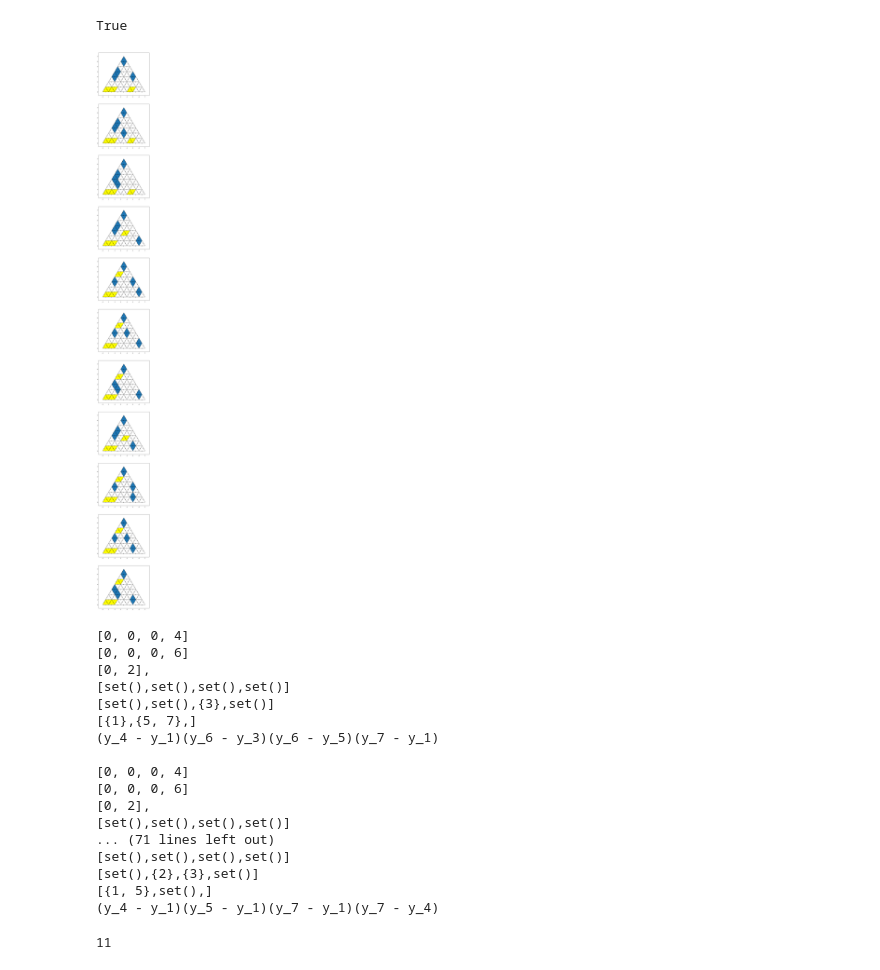
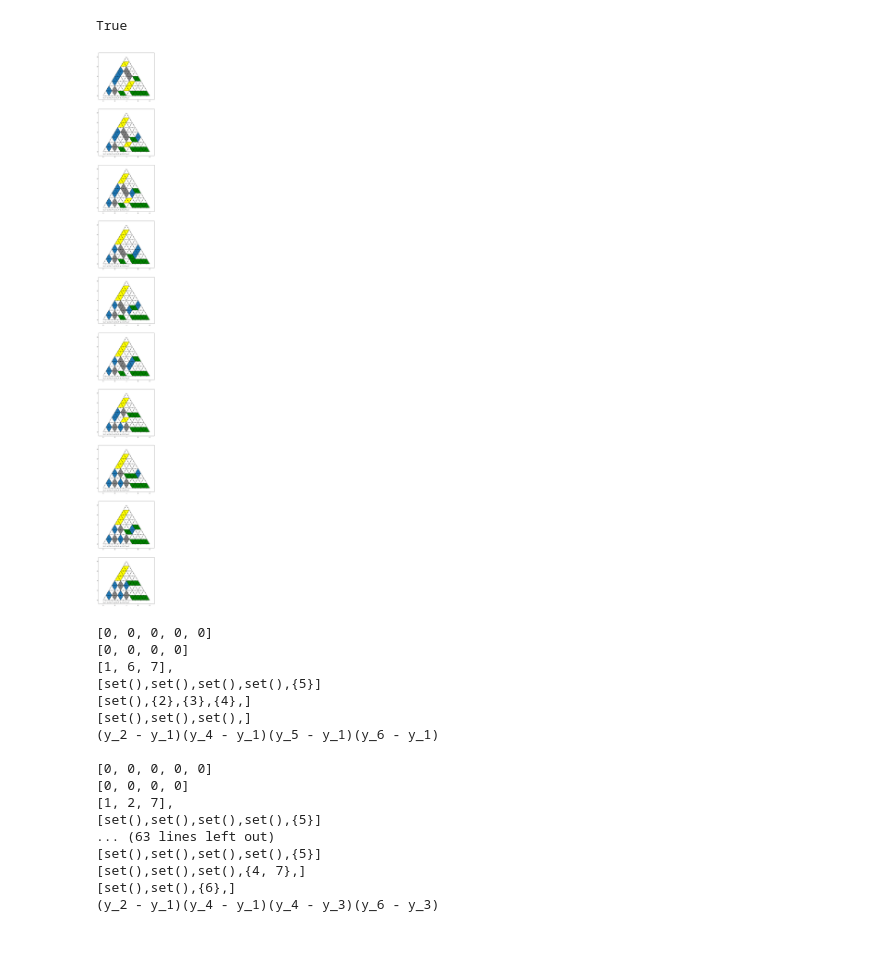
Before and after one commit to terym0421/master-project, a Jupyter notebook: program/experiment.ipynb, the cells around one changed output. Saved outputs shown, nothing was run; the diff lists cells and outputs as text; code cells hidden in the pictures; blank space fills up the shorter version.

```diff
--- a/program/experiment.ipynb
+++ b/program/experiment.ipynb
@@ -33,10 +33,10 @@ def convertDiagramToString(inputDiagram, n, k):
     result = list(map( lambda x: str(x), string ))
     return "".join(result)
 # %%
-l = [3,3,1]
-m = [4,2,1]
-n = [4,4,2]
-c = 7
+l = [5,4]
+m = [5,2]
+n = [5,4,3]
+c = 8
 k = 3
 
 
@@ -110,36 +110,47 @@ def drawPuzzle(p, ax):
                 triangle_upward = pat.Polygon(xy=[(xCoord-1/2, yCoord-1), (xCoord+1/2, yCoord-1), (xCoord, yCoord)], fill=True, facecolor="yellow",edgecolor="black")
                 ax.add_patch(triangle)
                 ax.add_patch(triangle_upward)
+            elif piece.label == ["0", "a", "1"]:
+                triangle = pat.Polygon(xy=[(xCoord, yCoord), (xCoord + 1, yCoord), (xCoord+1/2, yCoord-1)], fill=True, facecolor="green", edgecolor="black")
+                triangle_upward = pat.Polygon(xy=[(xCoord+1/2, yCoord-1), (xCoord+1, yCoord), (xCoord+3/2, yCoord-1)], fill=True, facecolor="green",edgecolor="black")
+                ax.add_patch(triangle)
+                ax.add_patch(triangle_upward)
+            elif piece.label == ["a", "1", "0"]:
+                triangle = pat.Polygon(xy=[(xCoord, yCoord), (xCoord + 1, yCoord), (xCoord+1/2, yCoord-1)], fill=True, facecolor="gray", edgecolor="black")
+                triangle_upward = pat.Polygon(xy=[(xCoord, yCoord), (xCoord + 1, yCoord), (xCoord+1/2, yCoord+1)], fill=True, facecolor="gray", edgecolor="black")
+                ax.add_patch(triangle)
+                ax.add_patch(triangle_upward)
             else:
                 triangle = pat.Polygon(xy=[(xCoord, yCoord), (xCoord + 1, yCoord), (xCoord+1/2, yCoord-1)], fill=False, edgecolor="black")
                 ax.add_patch(triangle)
 
 
             label = piece.label
             ax.text(xCoord+1/2-1/10, yCoord-1/10, label[0])
             ax.text(xCoord+13/20, yCoord-4/7, label[1])
             ax.text(xCoord+3/20, yCoord-4/7, label[2])
+    ax.text(0, -0.5, p.weight())
     #
     #for i in range(c):
     #    for j in range(c-i):
     #        if (not i == 0) and (not j % (c-i) == 0):
     #            northEastPiece = pieceList[int(i*c - i*(i+1)/2 + j)]
     #            northWestPiece = pieceList[int(i*c - i*(i+1)/2 + j-1)]
     #            southPiece = pieceList[int((i-1)*c - i*(i-1)/2 + j)]
     #            if northEastPiece.label[2] == "1" and northWestPiece.label[1] == "1" and southPiece.label[0] == "1":
     #                triangle = pat.Polygon(xy=[(j/2 + i, j), (j/2 + i + 1, j), ((j+1)/2 + i, j+1)], fill=True, edgecolor="black", facecolor="gray")
     #                ax.add_patch(triangle)
  #
 
 
     for i in range(c):
         plt.text(i + 8/20, -1/10, p.south[i])
         plt.text(i/2 + 4/20, i + 3/7, p.northWest[i])
         plt.text(c/2 + i/2 + 3/20, c - 4/7 - i, p.northEast[i])
 
 
 for i, p in enumerate(puzzleList):
     ax = fig.add_subplot(x, 1, i+1)
     drawPuzzle(p, ax)
 # %% [output]
-[figure, old version]
+[figure, new version]
@@ -158,24 +157,30 @@ for i, p in enumerate(puzzleList):
 # %%
+orderedTableauList = [0 for i in range(len(tableauList))]
 for t in tableauList:
+    for i, p in enumerate(puzzleList):
+        if set(tuple( mysort(t.weight(l, c-k, mode="int")) )) == set(tuple( mysort(p.weight(mode="int")) )):
+            orderedTableauList[i] = t
+
+for t in orderedTableauList:
     print(t)
     print(t.outputEdgeLabels())
-    print(t.weight(l, c-k))
+    print(t.weight(l, c-k,mode="str"))
     print("")
 # %% [output]
-[0, 0, 0, 4]
-[0, 0, 0, 6]
-[0, 2],
-[set(),set(),set(),set()]
-[set(),set(),{3},set()]
-[{1},{5, 7},]
-(y_4 - y_1)(y_6 - y_3)(y_6 - y_5)(y_7 - y_1)
+[0, 0, 0, 0, 0]
+[0, 0, 0, 0]
+[1, 6, 7],
+[set(),set(),set(),set(),{5}]
+[set(),{2},{3},{4},]
+[set(),set(),set(),]
+(y_2 - y_1)(y_4 - y_1)(y_5 - y_1)(y_6 - y_1)
 
-[0, 0, 0, 4]
-[0, 0, 0, 6]
-[0, 2],
-[set(),set(),set(),set()]
-... (71 lines left out)
-[set(),set(),set(),set()]
-[set(),{2},{3},set()]
-[{1, 5},set(),]
-(y_4 - y_1)(y_5 - y_1)(y_7 - y_1)(y_7 - y_4)
+[0, 0, 0, 0, 0]
+[0, 0, 0, 0]
+[1, 2, 7],
+[set(),set(),set(),set(),{5}]
+... (63 lines left out)
+[set(),set(),set(),set(),{5}]
+[set(),set(),set(),{4, 7},]
+[set(),set(),{6},]
+(y_2 - y_1)(y_4 - y_1)(y_4 - y_3)(y_6 - y_3)
@@ -187,4 +186,0 @@ for t in tableauList:
-# %%
-len(puzzleList)
-# %% [output]
-11
```
Also changed, not shown: parts of 2 cells of this notebook, 5 other files.
